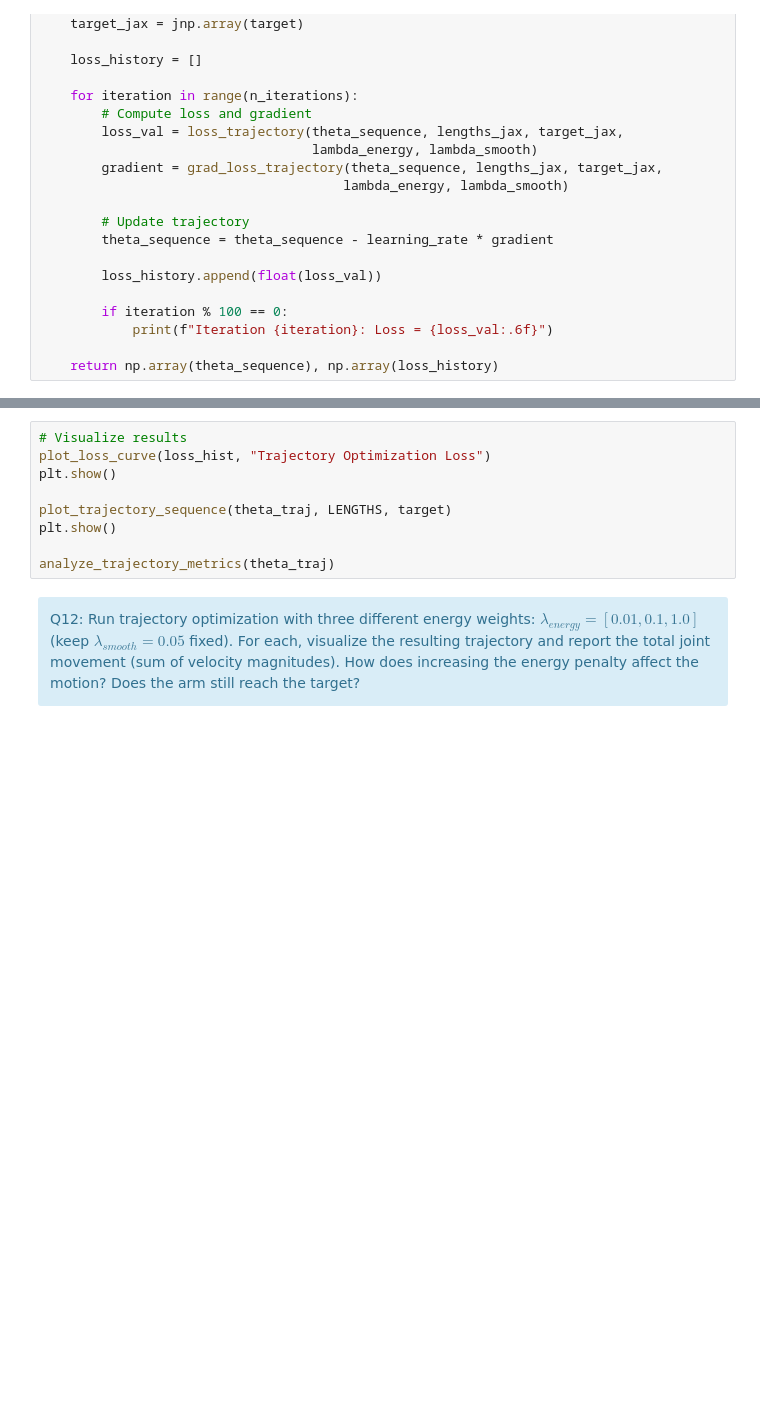
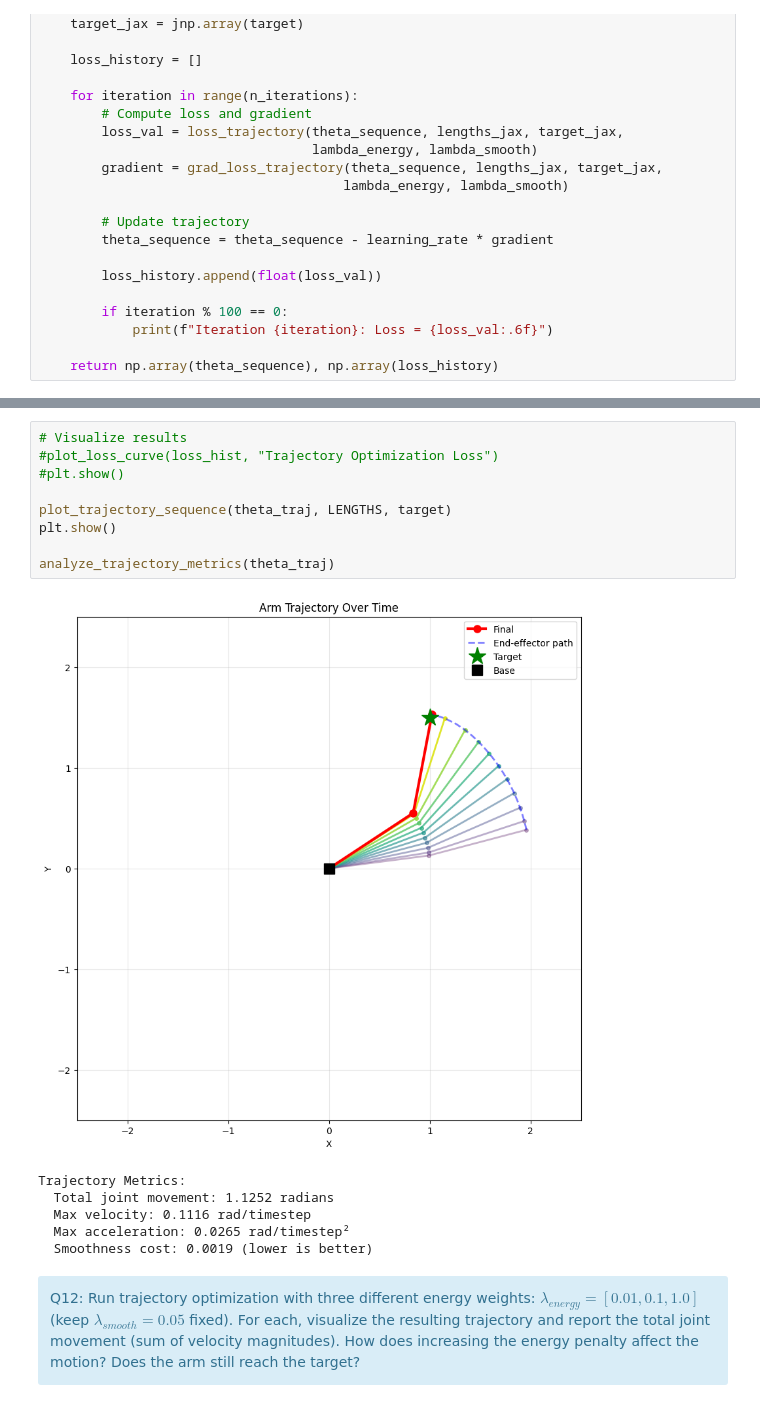
Before and after one commit to AntoninLeSecq/stochastic, a Jupyter notebook: notebooks/control_BE.ipynb, the cells around one changed output, grey strips where cells are left out. Saved outputs shown, nothing was run; the diff lists cells and outputs as text; blank space fills up the shorter version.

```diff
--- a/notebooks/control_BE.ipynb
+++ b/notebooks/control_BE.ipynb
@@ -1007,12 +1099,19 @@ theta_traj, loss_hist = gradient_descent_trajectory(
 # %%
 # Visualize results
-plot_loss_curve(loss_hist, "Trajectory Optimization Loss")
-plt.show()
+#plot_loss_curve(loss_hist, "Trajectory Optimization Loss")
+#plt.show()
 
 plot_trajectory_sequence(theta_traj, LENGTHS, target)
 plt.show()
 
 analyze_trajectory_metrics(theta_traj)
+# %% [output]
+[figure, added]
+Trajectory Metrics:
+  Total joint movement: 1.1252 radians
+  Max velocity: 0.1116 rad/timestep
+  Max acceleration: 0.0265 rad/timestep²
+  Smoothness cost: 0.0019 (lower is better)
 # %% [markdown]
 <div class="alert alert-info">
 Q12: Run trajectory optimization with three different energy weights: $\lambda_{energy} = [0.01, 0.1, 1.0]$ (keep $\lambda_{smooth}=0.05$ fixed). For each, visualize the resulting trajectory and report the total joint movement (sum of velocity magnitudes). How does increasing the energy penalty affect the motion? Does the arm still reach the target?
```
Also changed, not shown: parts of 12 cells of this notebook.
